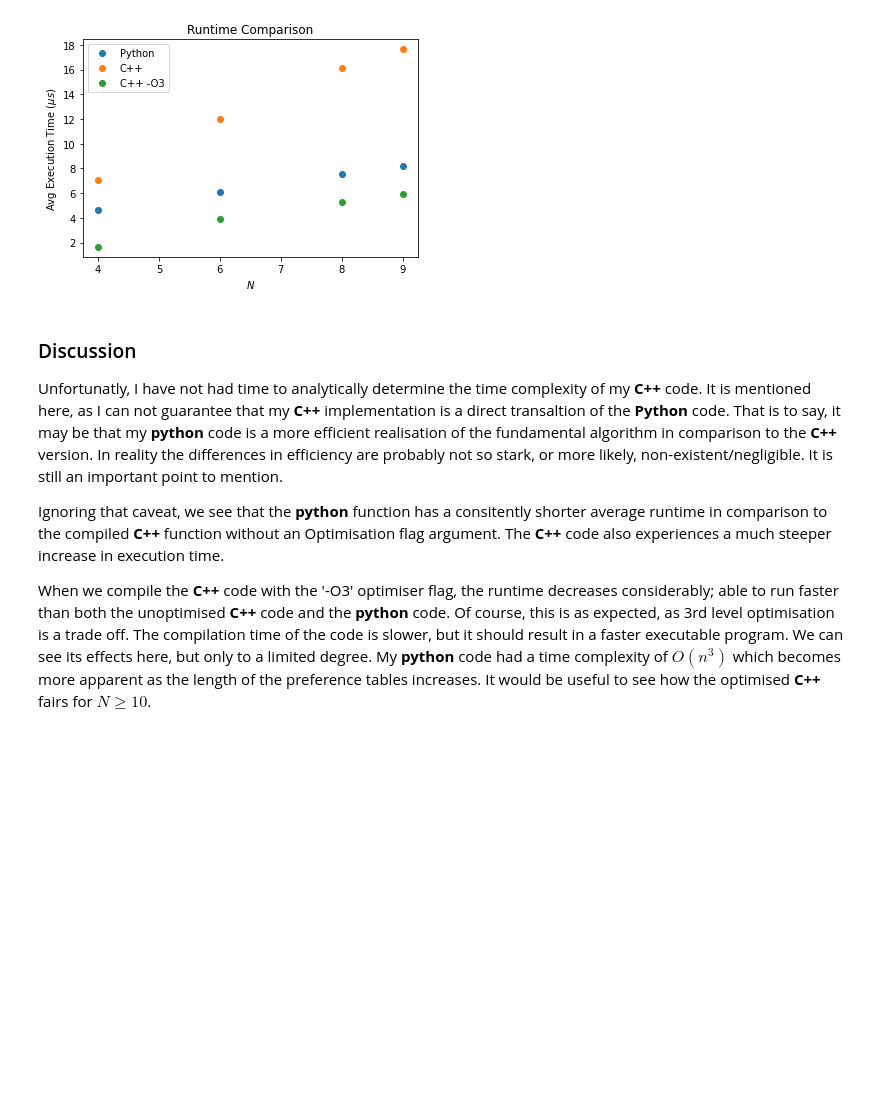
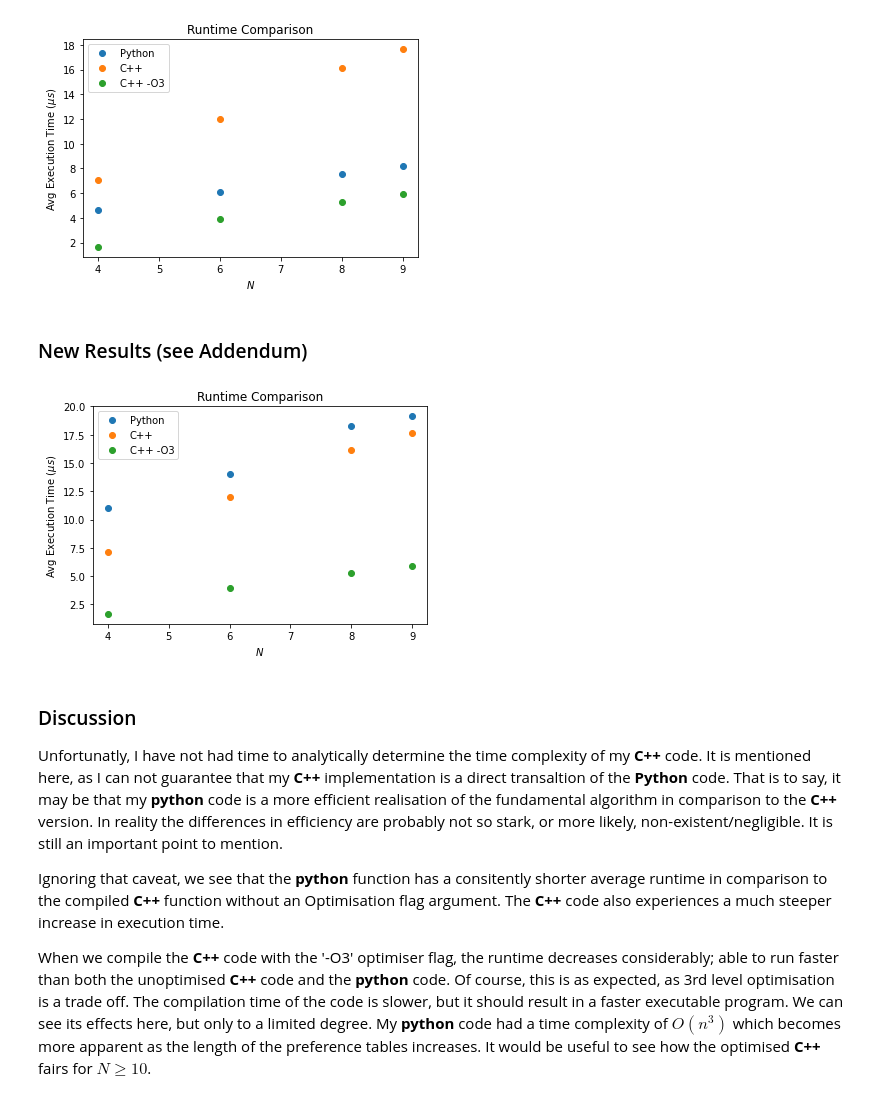
Before and after one commit to BazzahN/Stable-Marriage-cpp, a Jupyter notebook: Task 3/Task 3.ipynb, the cells around one changed output. Drawn from its saved outputs; the diff is of its cells as text; code cells hidden in the pictures; blank space fills up the shorter version.

```diff
--- a/Task 3/Task 3.ipynb
+++ b/Task 3/Task 3.ipynb
@@ -292,6 +306,30 @@ plt.legend()
 plt.show()
 # %% [output]
 [figure]
+# %% [markdown]
+### New Results (see Addendum)
+# %%
+import matplotlib.pyplot as plt
+
+Len = [4,6,8,9]
+
+avg_ts_py = [11.002960000000037,14.025492749999984,18.270863750000004,19.136907499999936] #New Results STBSOL_finder w/ IS_STABLE
+
+# Plotting both lists on the same plot
+plt.plot(Len,avg_ts_py,'o', label='Python')
+plt.plot(Len,avg_ts_cpp,'o', label='C++')
+plt.plot(Len,avg_ts_cpp_o3,'o', label='C++ -O3')
+
+# Adding labels and legend
+plt.xlabel('$N$')
+plt.ylabel('Avg Execution Time ($\mu s$)')
+plt.title('Runtime Comparison')
+plt.legend()
+
+# Display the plot
+plt.show()
+# %% [output]
+[figure, added]
 # %% [markdown]
 ### Discussion
 
```
Also changed, not shown: parts of 7 cells of this notebook.
